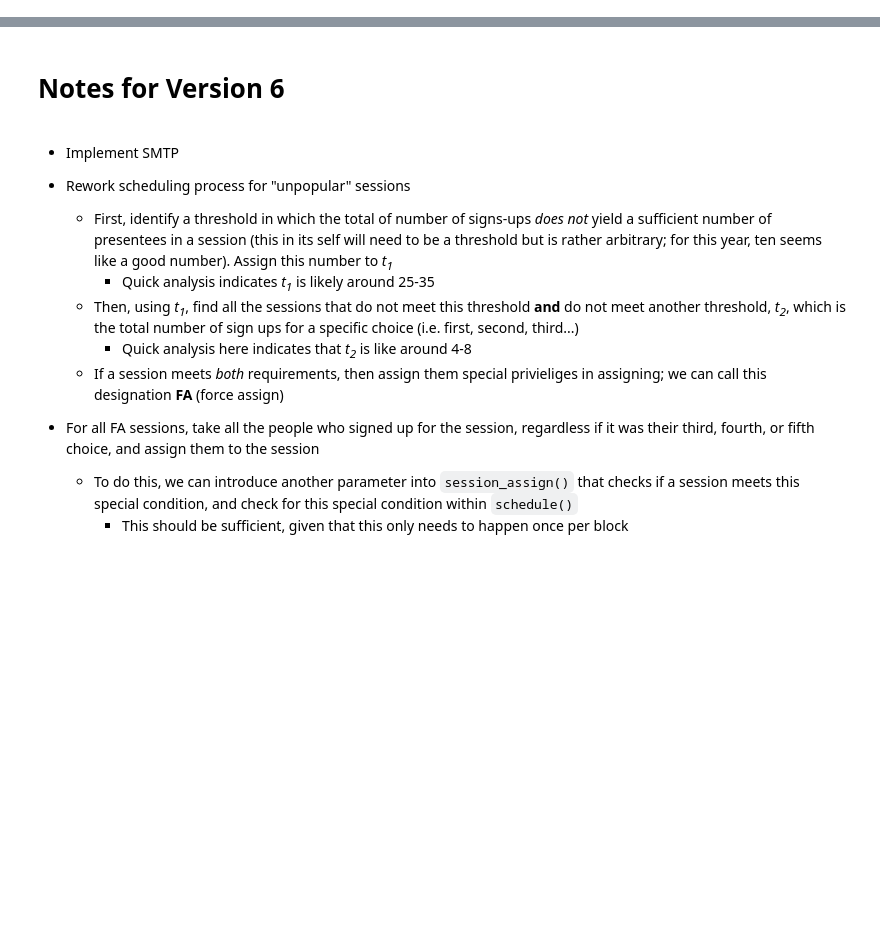
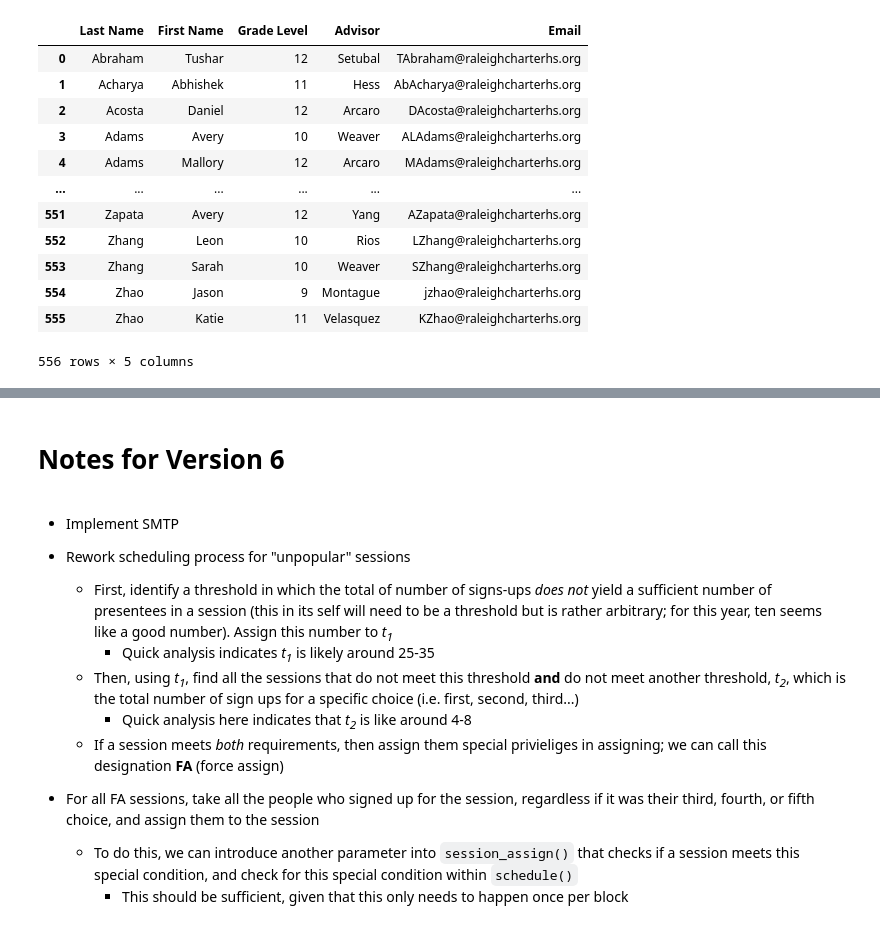
Before and after one commit to asareen23/Phoenix-Fest-Public, a Jupyter notebook: 2022-2023.ipynb, the cells around one changed output, grey strips where cells are left out. Drawn from its saved outputs; the diff is of its cells as text; code cells hidden in the pictures; blank space fills up the shorter version.

```diff
--- a/2022-2023.ipynb
+++ b/2022-2023.ipynb
@@ -46,30 +105,51 @@ presenters
 # %%
-roster = pd.read_csv("Total Student List.csv")
+roster = pd.read_csv("CSVs/Total Student List.csv")
+# Legacy code that was needed for a version of the student roster that was incorrect. Might be useful.
+
+# Remove all whitespace from the name
 # student_names = np.char.strip(roster["Student name"].to_numpy(dtype=str))
+
 # first_names = np.empty(0)
 # last_names = np.empty(0)
 
-
+# Function to remove all the commas in the name
 # def strip(val):
 #     return val.replace(",", "")
 
-
+# Strip every name and assign the first two values in the stripped list to the last and fist name, appending it to the appropriate array
 # for name in student_names:
 #     name = list(map(strip, name.split(" ")))
 #     last, first = name[0:2]
 #     first_names = np.append(first_names, first)
 #     last_names = np.append(last_names, last)
 
+# Add these columns to the roster table
 # roster.insert(1, "First Name", first_names, True)
 # roster.insert(2, "Last Name", last_names, True)
+
+
 roster = roster.rename(
     columns={
         "First name": "First Name",
         "Last name": "Last Name",
         "Grade": "Grade Level",
     }
 )
 roster
+# %% [output]
+|  | Last Name | First Name | Grade Level | Advisor | Email |
+| 0 | Abraham | Tushar | 12 | Setubal | TAbraham@raleighcharterhs.org |
+| 1 | Acharya | Abhishek | 11 | Hess | AbAcharya@raleighcharterhs.org |
+| 2 | Acosta | Daniel | 12 | Arcaro | DAcosta@raleighcharterhs.org |
+| 3 | Adams | Avery | 10 | Weaver | ALAdams@raleighcharterhs.org |
+| 4 | Adams | Mallory | 12 | Arcaro | MAdams@raleighcharterhs.org |
+| ... | ... | ... | ... | ... | ... |
+| 551 | Zapata | Avery | 12 | Yang | AZapata@raleighcharterhs.org |
+| 552 | Zhang | Leon | 10 | Rios | LZhang@raleighcharterhs.org |
+| 553 | Zhang | Sarah | 10 | Weaver | SZhang@raleighcharterhs.org |
+| 554 | Zhao | Jason | 9 | Montague | jzhao@raleighcharterhs.org |
+| 555 | Zhao | Katie | 11 | Velasquez | KZhao@raleighcharterhs.org |
+556 rows × 5 columns
 # %%
 # The following cell finds all of the people that didn't sign up
 # These lines are totally unnecessary unless you run this cell multiple times; just saves me a headache
```
Also changed, not shown: parts of 33 cells of this notebook, 2 other files.
